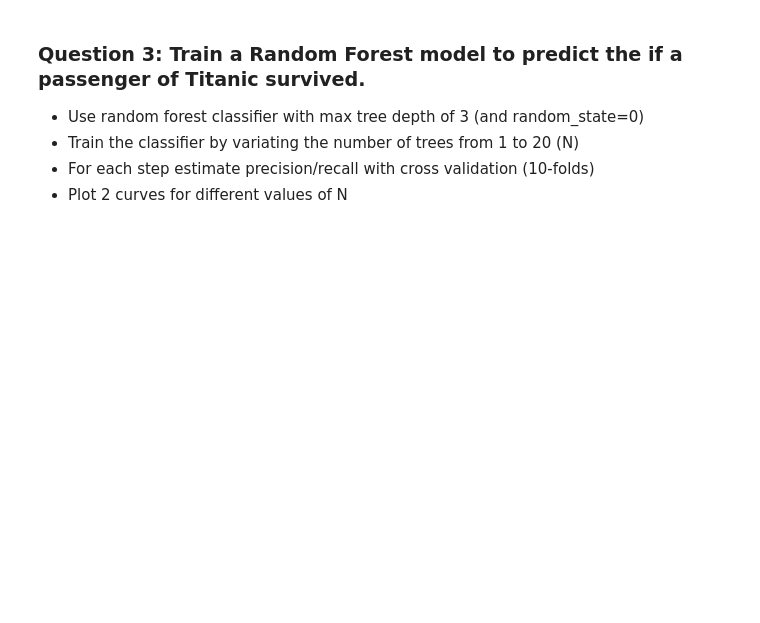
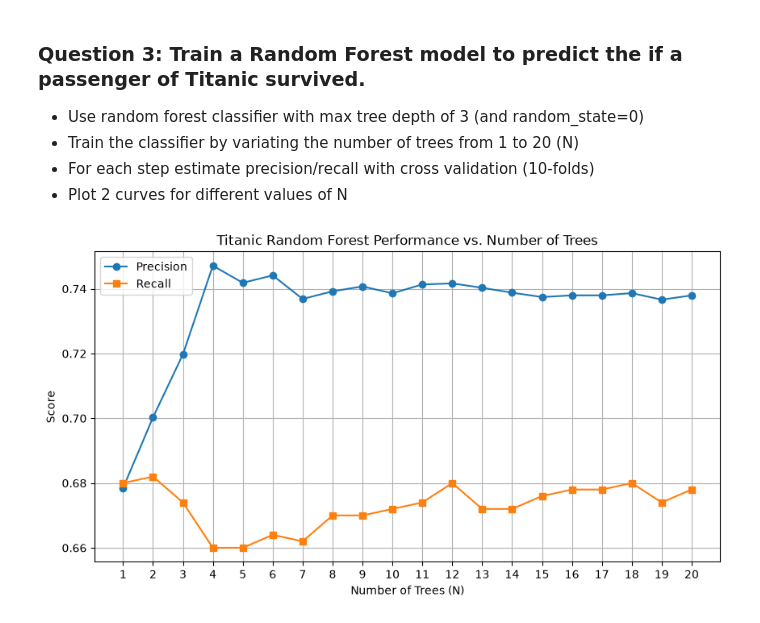
Before and after one commit to haaissa/ada-2026, a Jupyter notebook: Exercises/06 - Learning from data - Supervised learning/SupervisedLearning.ipynb, the cells around one changed output. Drawn from its saved outputs; the diff is of its cells as text; code cells hidden in the pictures; blank space fills up the shorter version.

```diff
--- a/Exercises/06 - Learning from data - Supervised learning/SupervisedLearning.ipynb
+++ b/Exercises/06 - Learning from data - Supervised learning/SupervisedLearning.ipynb
@@ -456,3 +468,38 @@ Answer:
 - Train the classifier by variating the number of trees from 1 to 20 (N)
 - For each step estimate precision/recall with cross validation (10-folds)
 - Plot 2 curves for different values of N
+# %%
+import matplotlib.pyplot as plt
+from sklearn.ensemble import RandomForestClassifier
+from sklearn.model_selection import cross_val_score
+
+# Define the tree count range and storage lists
+n_trees_range = range(1, 21)
+precision_scores = []
+recall_scores = []
+
+for i in n_trees_range:
+    classifier = RandomForestClassifier(n_estimators=i, max_depth=3, random_state=0)
+
+    # Run 10-fold cross validation for precision and recall
+    p_scores = cross_val_score(classifier, X, y, cv=10, scoring='precision')
+    r_scores = cross_val_score(classifier, X, y, cv=10, scoring='recall')
+
+    # Append the average score across all 10 folds
+    precision_scores.append(p_scores.mean())
+    recall_scores.append(r_scores.mean())
+
+# Plot results
+plt.figure(figsize=(10, 5))
+plt.plot(n_trees_range, precision_scores, marker='o', label='Precision')
+plt.plot(n_trees_range, recall_scores, marker='s', label='Recall')
+
+plt.xlabel('Number of Trees (N)')
+plt.ylabel('Score')
+plt.title('Titanic Random Forest Performance vs. Number of Trees')
+plt.xticks(n_trees_range)
+plt.legend()
+plt.grid(True)
+plt.show()
+# %% [output]
+[figure, added]
```
Also changed, not shown: parts of 12 cells of this notebook.
